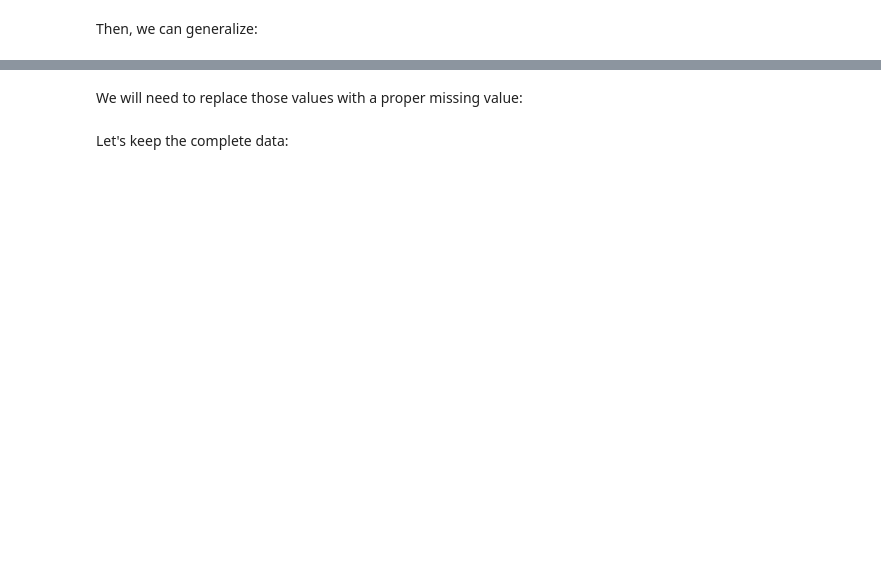
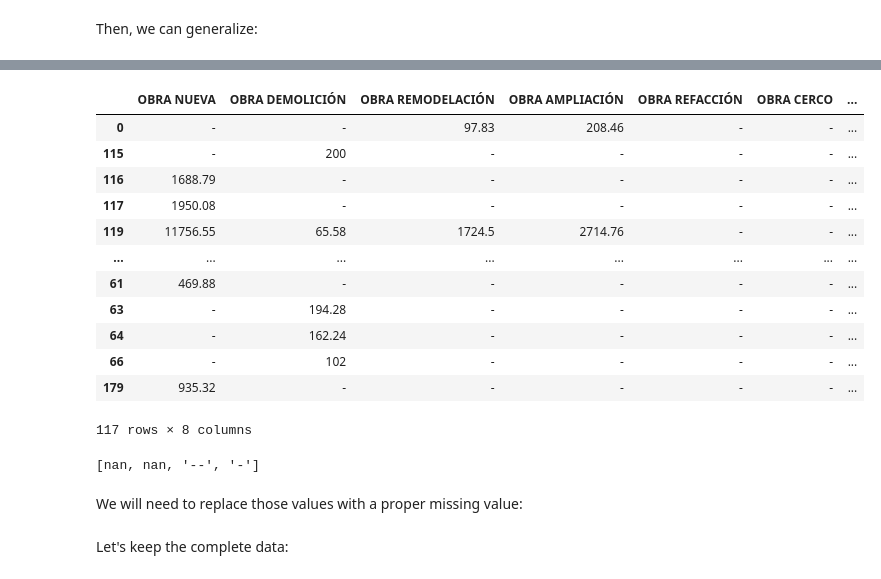
Before and after one commit to LuisPalominoR/Clase-5, a Jupyter notebook: Edificaciones_PROTO.ipynb, the cells around one changed output, grey strips where cells are left out. Drawn from its saved outputs; the diff is of its cells as text; code cells hidden in the pictures; blank space fills up the shorter version.

```diff
--- a/Edificaciones_PROTO.ipynb
+++ b/Edificaciones_PROTO.ipynb
@@ -1115,10 +1157,29 @@ Then, we can generalize:
+# %%
+df_ordenado[['OBRA NUEVA', 'OBRA DEMOLICIÓN',
+               'OBRA REMODELACIÓN', 'OBRA AMPLIACIÓN', 'OBRA REFACCIÓN',
+               'OBRA CERCO','AREA TOTAL CONSTRUIDA', 'VALOR OBRA']]
+# %% [output]
+|  | OBRA NUEVA | OBRA DEMOLICIÓN | OBRA REMODELACIÓN | OBRA AMPLIACIÓN | OBRA REFACCIÓN | OBRA CERCO | ... |
+| 0 | - | - | 97.83 | 208.46 | - | - | ... |
+| 115 | - | 200 | - | - | - | - | ... |
+| 116 | 1688.79 | - | - | - | - | - | ... |
+| 117 | 1950.08 | - | - | - | - | - | ... |
+| 119 | 11756.55 | 65.58 | 1724.5 | 2714.76 | - | - | ... |
+| ... | ... | ... | ... | ... | ... | ... | ... |
+| 61 | 469.88 | - | - | - | - | - | ... |
+| 63 | - | 194.28 | - | - | - | - | ... |
+| 64 | - | 162.24 | - | - | - | - | ... |
+| 66 | - | 102 | - | - | - | - | ... |
+| 179 | 935.32 | - | - | - | - | - | ... |
+117 rows × 8 columns
 # %%
-badValues=[]
-for col in acronyms_score:
-    currentBad=freedom.loc[:,col][~freedom.loc[:,col].str.contains('^\\d+\\.*\\d*$')]
-    badValues.extend(currentBad)
-
-badValues=list(set(badValues))
-badValues
+badValues = []
+for col in numeric_columns:
+    currentBad = df_ordenado.loc[:, col].astype(str).str.contains('^\\d+\\.*\\d*$', na=False)
+    badValues.extend(df_ordenado.loc[:, col][~currentBad])
+badValues = list(set(badValues))
+print(badValues)
+# %% [output]
+[nan, nan, '--', '-']
 # %% [markdown]
 We will need to replace those values with a proper missing value:
```
Also changed, not shown: parts of 31 cells of this notebook.
